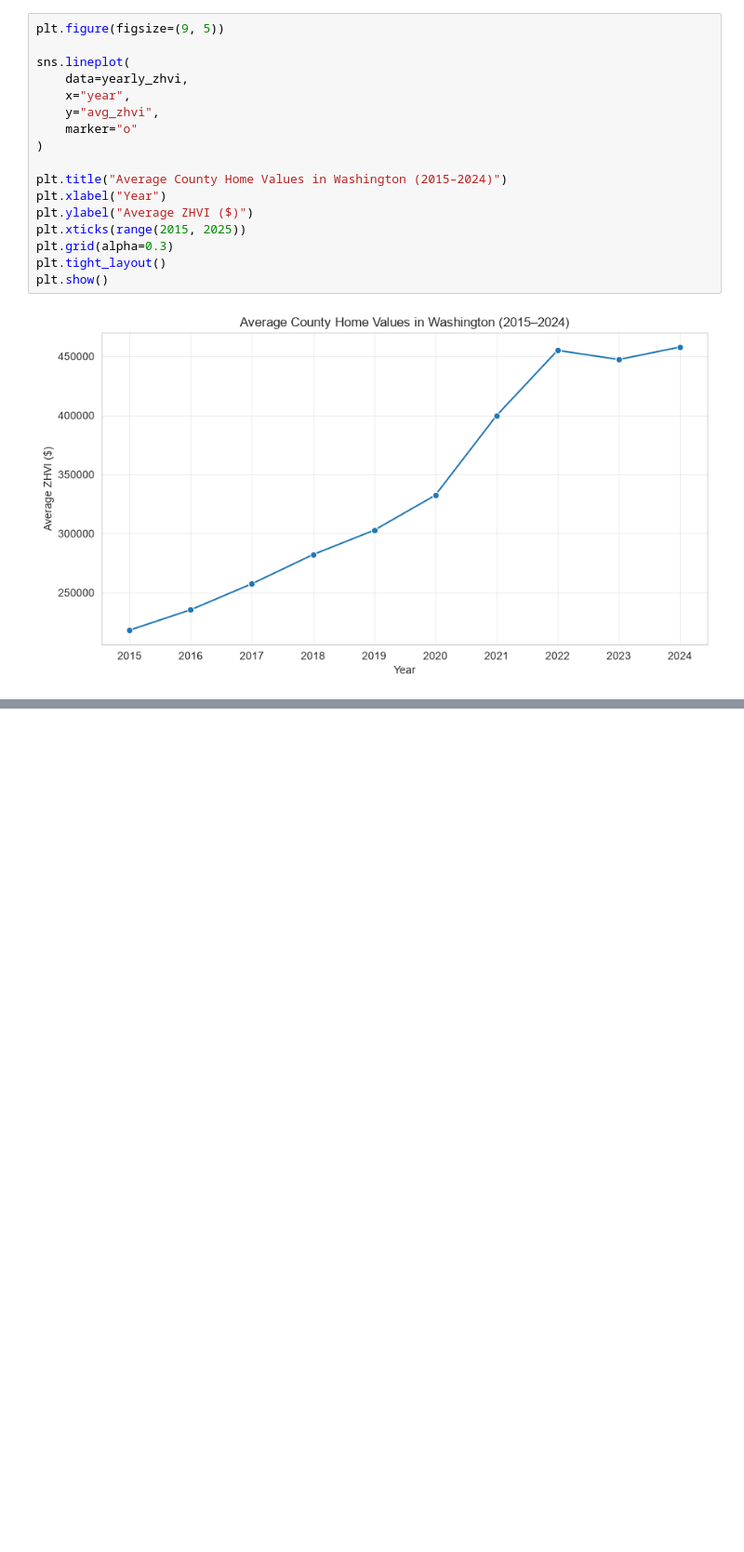
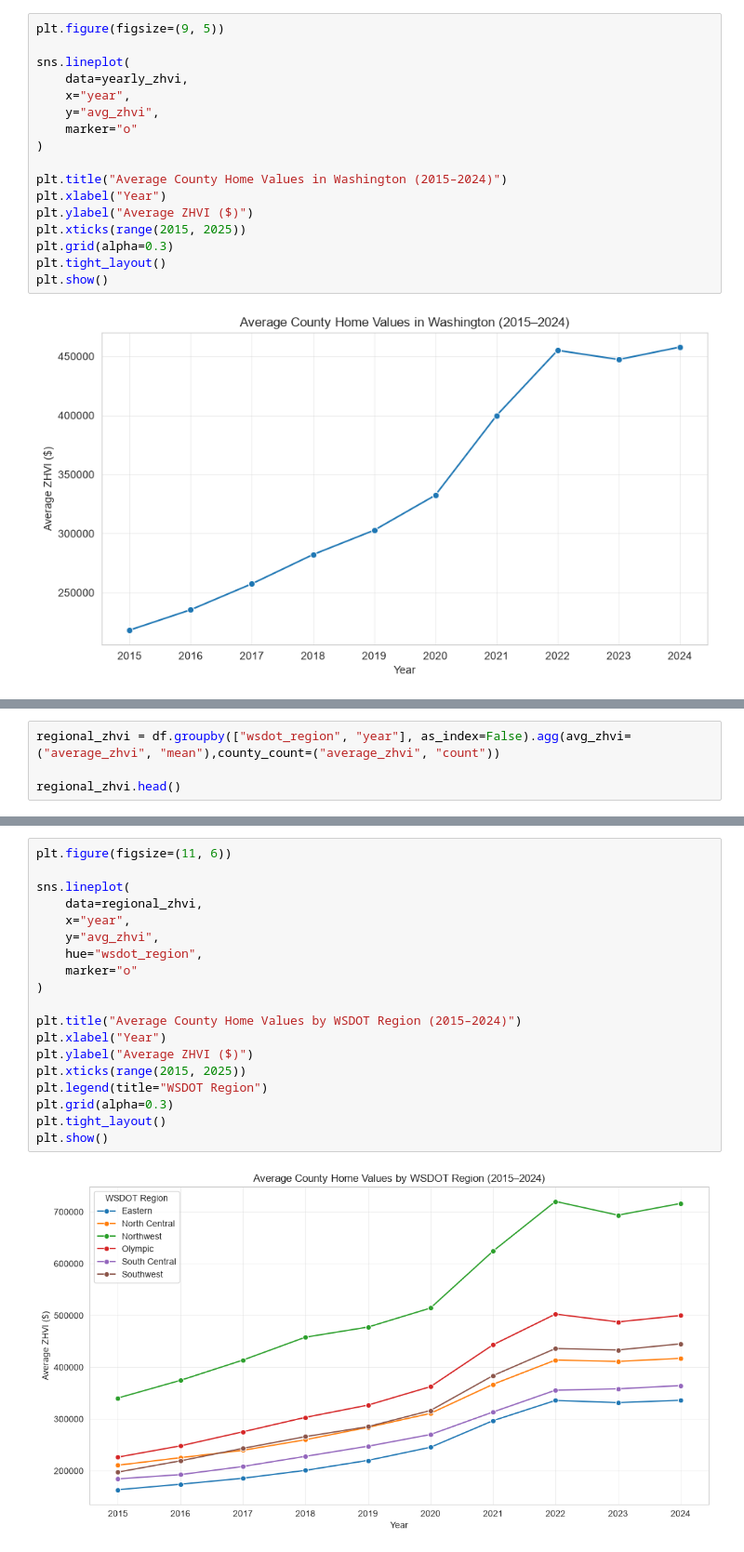
Before and after one commit to binay8/wa-housing, a Jupyter notebook: code/02_exploratory_data_analysis.ipynb, the cells around one changed output, grey strips where cells are left out. Shown at 93% size. Saved outputs shown, nothing was run; the diff lists cells and outputs as text; blank space fills up the shorter version.

```diff
--- a/code/02_exploratory_data_analysis.ipynb
+++ b/code/02_exploratory_data_analysis.ipynb
@@ -111,0 +114,4 @@ plt.show()
+# %%
+regional_zhvi = df.groupby(["wsdot_region", "year"], as_index=False).agg(avg_zhvi=("average_zhvi", "mean"),county_count=("average_zhvi", "count"))
+
+regional_zhvi.head()
@@ -111,0 +139,21 @@ plt.show()
+# %%
+plt.figure(figsize=(11, 6))
+
+sns.lineplot(
+    data=regional_zhvi,
+    x="year",
+    y="avg_zhvi",
+    hue="wsdot_region",
+    marker="o"
+)
+
+plt.title("Average County Home Values by WSDOT Region (2015–2024)")
+plt.xlabel("Year")
+plt.ylabel("Average ZHVI ($)")
+plt.xticks(range(2015, 2025))
+plt.legend(title="WSDOT Region")
+plt.grid(alpha=0.3)
+plt.tight_layout()
+plt.show()
+# %% [output]
+[figure, added]
```
Also changed, not shown: parts of 7 cells of this notebook, 1 other file.
